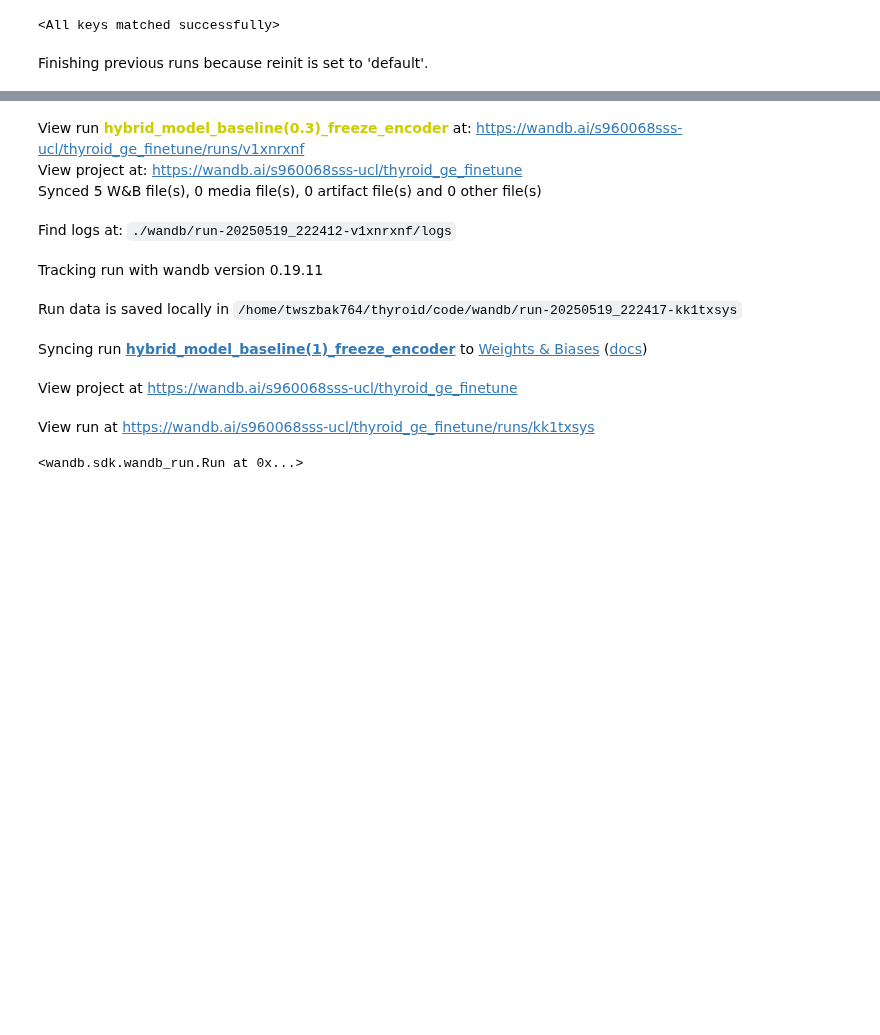
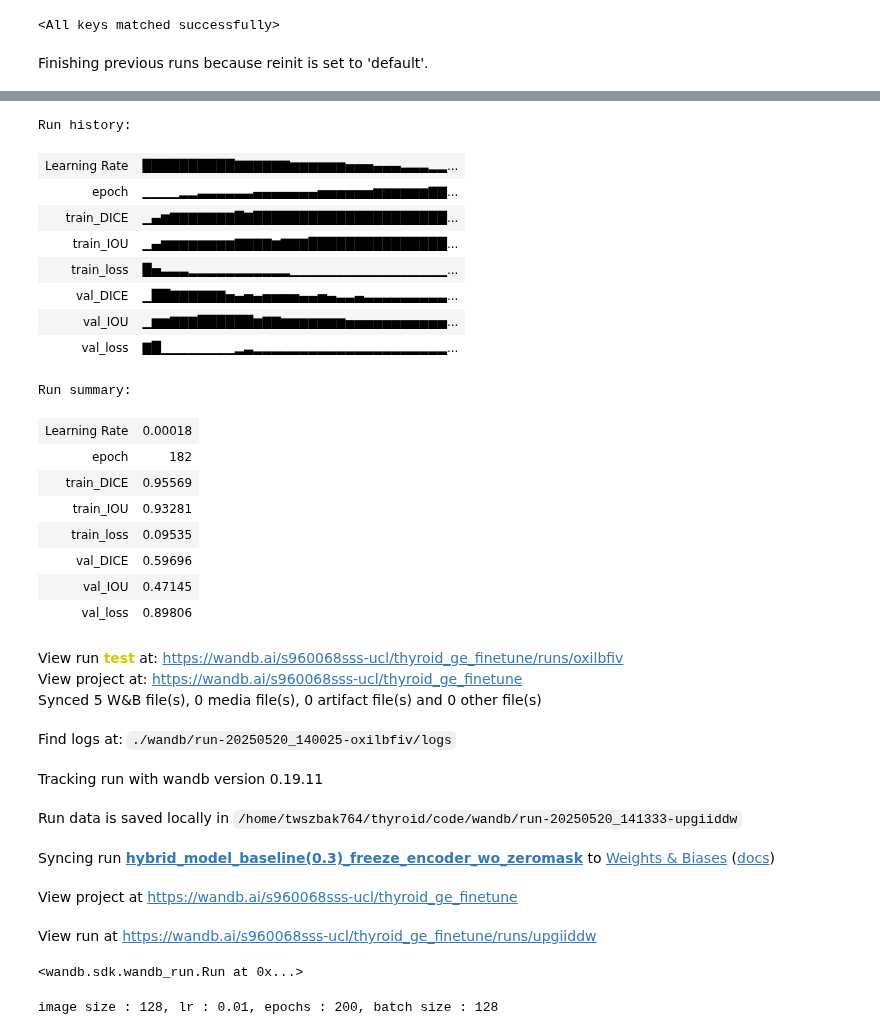
Before and after one commit to fenofista/thyroid, a Jupyter notebook: code/finetune_for_ge_data.ipynb, the cells around one changed output, grey strips where cells are left out. Cells and saved outputs as stored; diff of their text form; code cells hidden in the pictures; blank space fills up the shorter version.

```diff
--- a/code/finetune_for_ge_data.ipynb
+++ b/code/finetune_for_ge_data.ipynb
@@ -259,35 +287,56 @@ loss_fn = StructureLoss()
 optimizer = optim.Adam(model.parameters(), lr=lr)
 scheduler = optim.lr_scheduler.CosineAnnealingLR(optimizer, T_max=epochs)
 # %%
-epochs = 200
-lr = 0.01
+
 project = "thyroid_ge_finetune"
-name = "hybrid_model_baseline(1)_freeze_encoder"
+name = "hybrid_model_baseline(0.3)_freeze_encoder_wo_zeromask"
 # name = "test"
 wandb.init(
     project = project,  # Project name in W&B
     name = name,       # (optional) specific run name
     config={                     # (optional) hyperparameters
         "image_size": image_size,
         "learning_rate": lr,
         "epochs": epochs,
         "batch_size": batch_size,
         # "weight_decay":1e-4
     }
 )
 # %% [output]
 Finishing previous runs because reinit is set to 'default'.
 [interactive output not drawn]
+Run history:
+| Learning Rate | ██████████▇▇▇▇▇▇▆▆▆▆▆▆▅▅▅▄▄▄▃▃▃▂▂... |
+| epoch | ▁▁▁▁▂▂▃▃▃▃▃▃▄▄▄▄▄▄▄▅▅▅▅▅▅▆▆▆▆▆▆▇▇... |
+| train_DICE | ▁▄▆▇▇▇▇▇▇▇█▇█████████████████████... |
+| train_IOU | ▁▄▆▆▆▆▆▆▆▆▇▇▇▇▆▇▇▇███████████████... |
+| train_loss | █▅▃▃▃▂▂▂▂▂▂▂▂▂▂▂▁▁▁▁▁▁▁▁▁▁▁▁▁▁▁▁▁... |
+| val_DICE | ▁██▇▇▇▇▇▇▅▄▅▄▅▅▅▅▄▄▅▄▃▃▄▃▃▃▃▃▃▃▃▃... |
+| val_IOU | ▁▆▆▇▇▇██████▆▇▇▆▆▆▆▆▆▆▅▅▅▅▅▅▅▅▅▅▅... |
+| val_loss | ▇█▁▁▁▁▁▁▁▁▂▃▂▂▂▂▂▂▂▂▂▂▂▂▂▂▂▂▂▂▂▂▂... |
+Run summary:
+| Learning Rate | 0.00018 |
+| epoch | 182 |
+| train_DICE | 0.95569 |
+| train_IOU | 0.93281 |
+| train_loss | 0.09535 |
+| val_DICE | 0.59696 |
+| val_IOU | 0.47145 |
+| val_loss | 0.89806 |
-View run hybrid_model_baseline(0.3)_freeze_encoder at: https://wandb.ai/s960068sss-ucl/thyroid_ge_finetune/runs/v1xnrxnf
+View run test at: https://wandb.ai/s960068sss-ucl/thyroid_ge_finetune/runs/oxilbfiv
 View project at: https://wandb.ai/s960068sss-ucl/thyroid_ge_finetune
 Synced 5 W&B file(s), 0 media file(s), 0 artifact file(s) and 0 other file(s)
-Find logs at: ./wandb/run-20250519_222412-v1xnrxnf/logs
+Find logs at: ./wandb/run-20250520_140025-oxilbfiv/logs
 Tracking run with wandb version 0.19.11
-Run data is saved locally in /home/twszbak764/thyroid/code/wandb/run-20250519_222417-kk1txsys
+Run data is saved locally in /home/twszbak764/thyroid/code/wandb/run-20250520_141333-upgiiddw
-Syncing run hybrid_model_baseline(1)_freeze_encoder to Weights & Biases (docs)
+Syncing run hybrid_model_baseline(0.3)_freeze_encoder_wo_zeromask to Weights & Biases (docs)
 View project at https://wandb.ai/s960068sss-ucl/thyroid_ge_finetune
-View run at https://wandb.ai/s960068sss-ucl/thyroid_ge_finetune/runs/kk1txsys
+View run at https://wandb.ai/s960068sss-ucl/thyroid_ge_finetune/runs/upgiiddw
-<wandb.sdk.wandb_run.Run at 0x...>
+<wandb.sdk.wandb_run.Run at 0x...>
+# %%
+print(f"image size : {image_size}, lr : {lr}, epochs : {epochs}, batch size : {batch_size}")
+# %% [output]
+image size : 128, lr : 0.01, epochs : 200, batch size : 128
 # %%
 max_IOU = -1
 for epoch in range(epochs):
```
Also changed, not shown: parts of 10 cells of this notebook.
